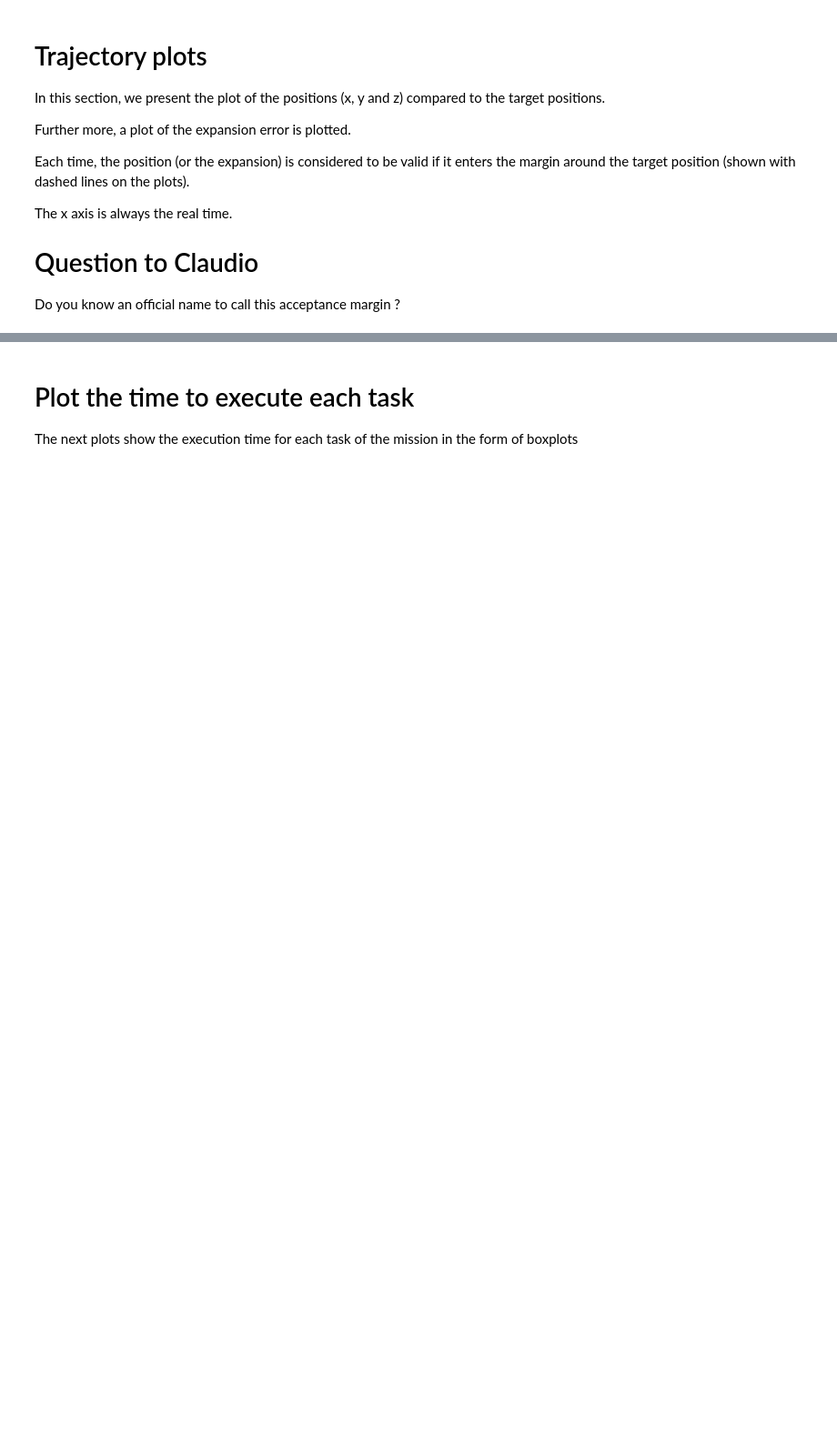
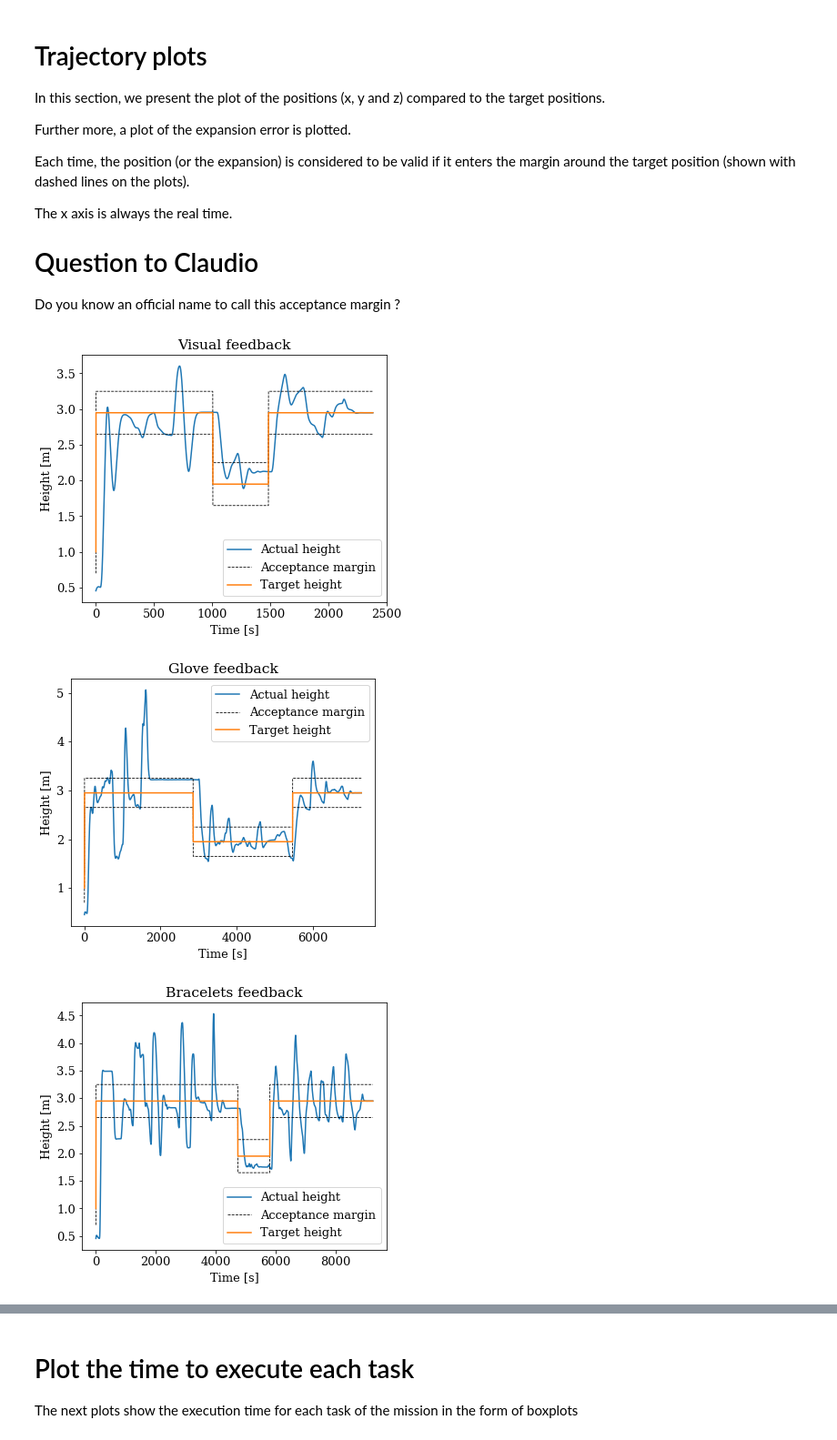
Before and after one commit to medioman22/Bidirectional_Interface, a Jupyter notebook: Hugo_data_analysis/data_analysis.ipynb, the cells around one changed output, grey strips where cells are left out. Shown at 91% size. Drawn from its saved outputs; the diff is of its cells as text; code cells hidden in the pictures; blank space fills up the shorter version.

Commit message:
Printing some beautiful graphs and means...

```diff
--- a/Hugo_data_analysis/data_analysis.ipynb
+++ b/Hugo_data_analysis/data_analysis.ipynb
@@ -246,5 +243,42 @@ def plot_extension_error():
             ax[row][column].legend()
             row += 1
         column+=1
+
+def plot_height_trajectories(sub_nb):
+    information_type = "position_y"
+    max_error = max_height_error
+
+
+    row = 0
+    column = 0
+
+    i = 0
+
+    for feedback_type in feedback_types:
+        fig, ax = plt.subplots(nrows=1, ncols=1, figsize=(6,5))
+        files = glob.glob(feedback_types[column]+"\\sorted\\*.csv")
+        for file in files:
+            i += 1
+            if i == sub_nb:
+                data = pd.read_csv(file)
+        i = 0
+        ax.plot(data[information_type], label = "Actual " + title_dict[information_type])
+
+        ax.plot(data["target_"+information_type]+1+np.ones(len(data["height_error"]))*0.1*max_error,'--k', linewidth = '0.8', label = 'Acceptance margin')
+        ax.plot(data["target_"+information_type]+1-np.ones(len(data["height_error"]))*0.1*max_error,'--k', linewidth = '0.8')
+        ax.plot(data["target_"+information_type]+1, label = 'Target ' + title_dict[information_type])
+
+
+        ax.set_title(feedback_type + " feedback")
+        ax.set_xlabel('Time [s]')
+        ax.set_ylabel('Height [m]')
+        ax.legend()
+        column+=1
+# %%
+plot_height_trajectories(8)
+# %% [output]
+[figure, added]
+[figure, added]
+[figure, added]
 # %%
 plot_all_sub_trajectories("position_y")
```
Also changed, not shown: parts of 14 cells of this notebook, 3 other files.
